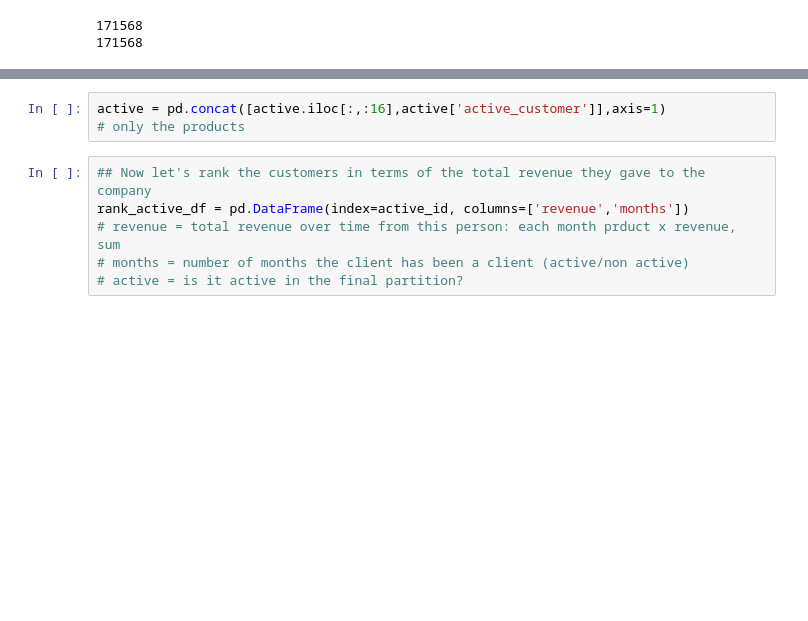
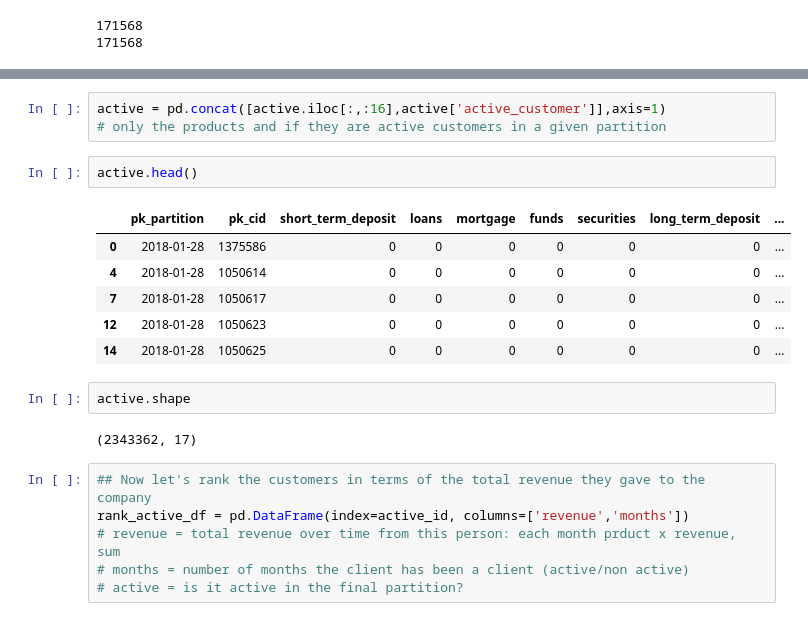
Before and after one commit to aggarcia1996/final_project_adjt, a Jupyter notebook: 02_EDA_Javier.ipynb, the cells around one changed output, grey strips where cells are left out. Drawn from its saved outputs; the diff is of its cells as text; blank space fills up the shorter version.

```diff
--- a/02_EDA_Javier.ipynb
+++ b/02_EDA_Javier.ipynb
@@ -452,6 +478,19 @@ print(len(active_id))
 # %%
 active = pd.concat([active.iloc[:,:16],active['active_customer']],axis=1)
-# only the products
+# only the products and if they are active customers in a given partition
+# %%
+active.head()
+# %% [output]
+|  | pk_partition | pk_cid | short_term_deposit | loans | mortgage | funds | securities | long_term_deposit | ... |
+| 0 | 2018-01-28 | 1375586 | 0 | 0 | 0 | 0 | 0 | 0 | ... |
+| 4 | 2018-01-28 | 1050614 | 0 | 0 | 0 | 0 | 0 | 0 | ... |
+| 7 | 2018-01-28 | 1050617 | 0 | 0 | 0 | 0 | 0 | 0 | ... |
+| 12 | 2018-01-28 | 1050623 | 0 | 0 | 0 | 0 | 0 | 0 | ... |
+| 14 | 2018-01-28 | 1050625 | 0 | 0 | 0 | 0 | 0 | 0 | ... |
+# %%
+active.shape
+# %% [output]
+(2343362, 17)
 # %%
 ## Now let's rank the customers in terms of the total revenue they gave to the company
 rank_active_df = pd.DataFrame(index=active_id, columns=['revenue','months'])
```
Also changed, not shown: parts of 44 cells of this notebook.
